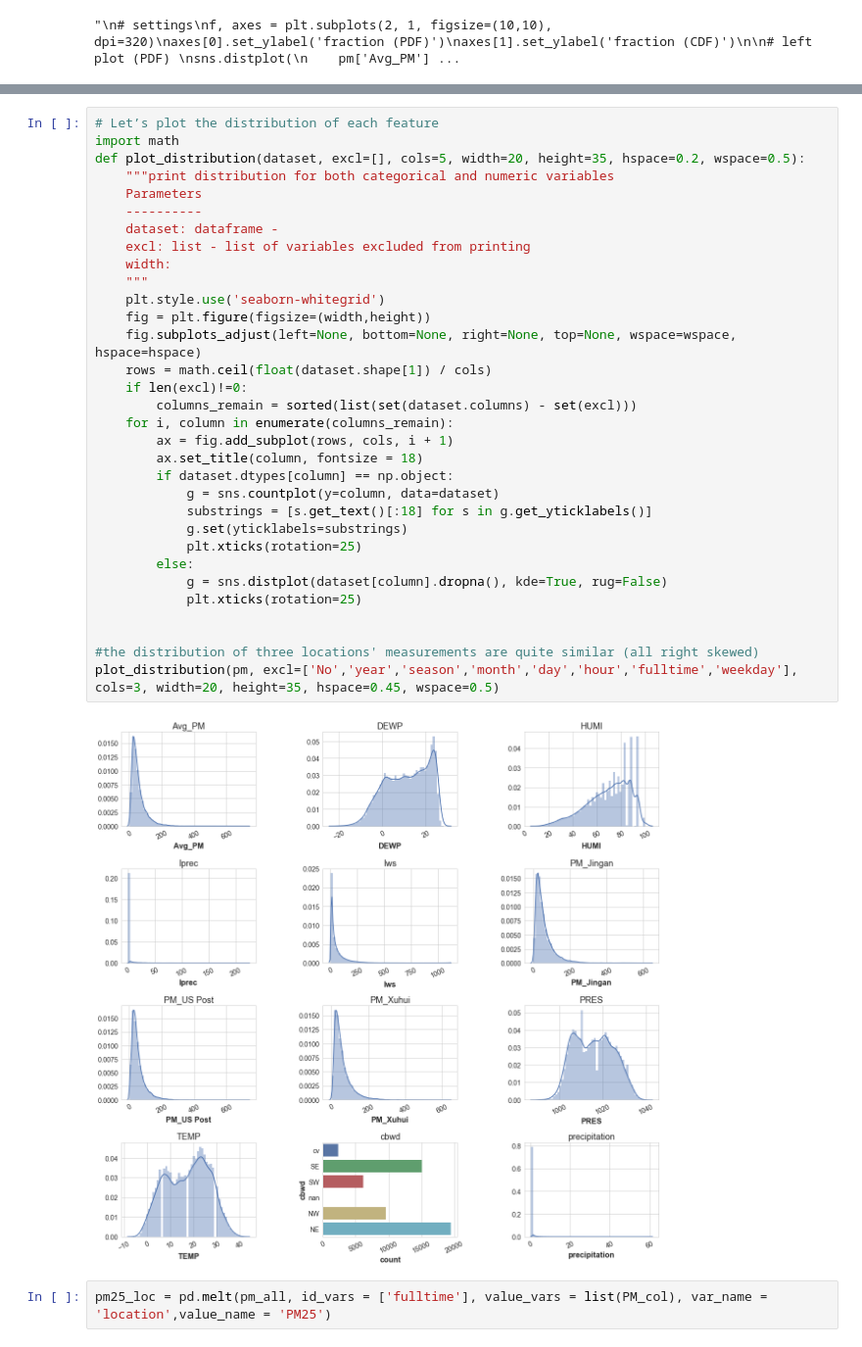
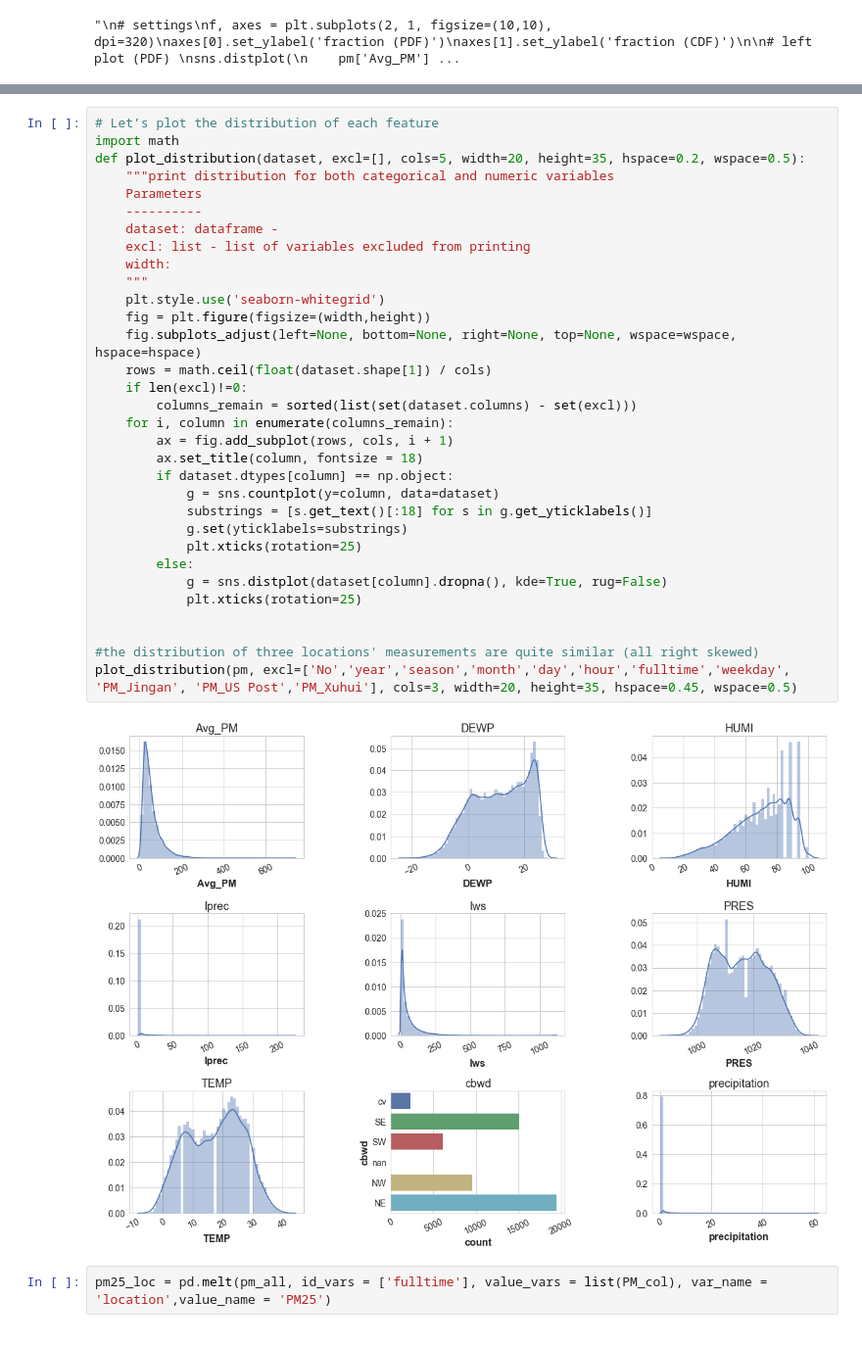
Before and after one commit to jigucci/Springboard_Capstone, a Jupyter notebook: Capstone_Project_Proposal/PM_analysis.ipynb, the cells around one changed output, grey strips where cells are left out. Shown at 98% size. Saved outputs shown, nothing was run; the diff lists cells and outputs as text.

```diff
--- a/Capstone_Project_Proposal/PM_analysis.ipynb
+++ b/Capstone_Project_Proposal/PM_analysis.ipynb
@@ -575,35 +579,35 @@ sns.distplot(
 import math
 def plot_distribution(dataset, excl=[], cols=5, width=20, height=35, hspace=0.2, wspace=0.5):
     """print distribution for both categorical and numeric variables
     Parameters
     ----------
     dataset: dataframe -
     excl: list - list of variables excluded from printing
     width:
     """
     plt.style.use('seaborn-whitegrid')
     fig = plt.figure(figsize=(width,height))
     fig.subplots_adjust(left=None, bottom=None, right=None, top=None, wspace=wspace, hspace=hspace)
     rows = math.ceil(float(dataset.shape[1]) / cols)
     if len(excl)!=0:
         columns_remain = sorted(list(set(dataset.columns) - set(excl)))
     for i, column in enumerate(columns_remain):
         ax = fig.add_subplot(rows, cols, i + 1)
         ax.set_title(column, fontsize = 18)
         if dataset.dtypes[column] == np.object:
             g = sns.countplot(y=column, data=dataset)
             substrings = [s.get_text()[:18] for s in g.get_yticklabels()]
             g.set(yticklabels=substrings)
             plt.xticks(rotation=25)
         else:
             g = sns.distplot(dataset[column].dropna(), kde=True, rug=False)
             plt.xticks(rotation=25)
 
 
 #the distribution of three locations' measurements are quite similar (all right skewed)
-plot_distribution(pm, excl=['No','year','season','month','day','hour','fulltime','weekday'], cols=3, width=20, height=35, hspace=0.45, wspace=0.5)
+plot_distribution(pm, excl=['No','year','season','month','day','hour','fulltime','weekday', 'PM_Jingan', 'PM_US Post','PM_Xuhui'], cols=3, width=20, height=35, hspace=0.45, wspace=0.5)
 # %% [output]
-[figure, old version]
+[figure, new version]
 # %%
 pm25_loc = pd.melt(pm_all, id_vars = ['fulltime'], value_vars = list(PM_col), var_name = 'location',value_name = 'PM25')
 # %%
```
Also changed, not shown: parts of 73 cells of this notebook.
